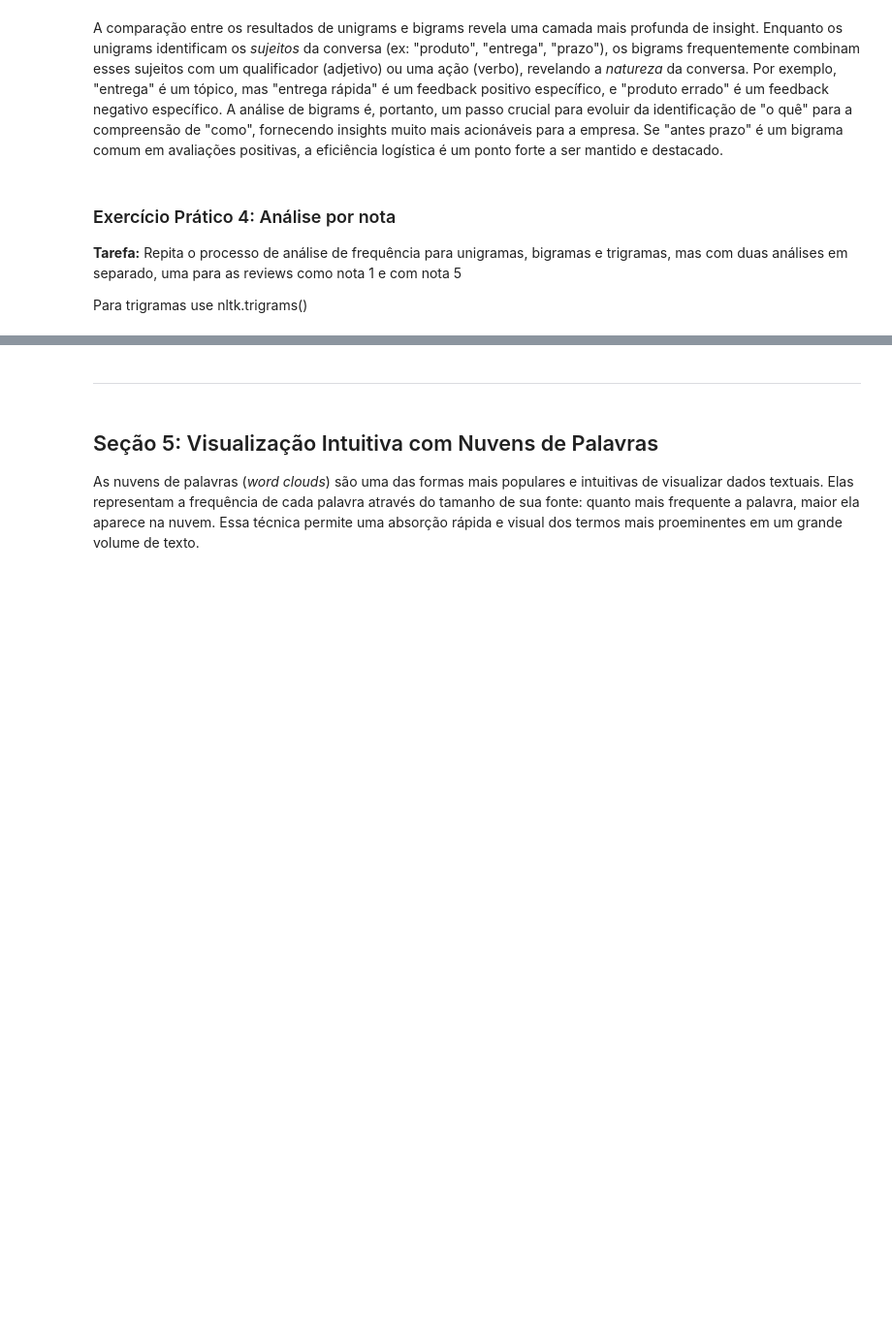
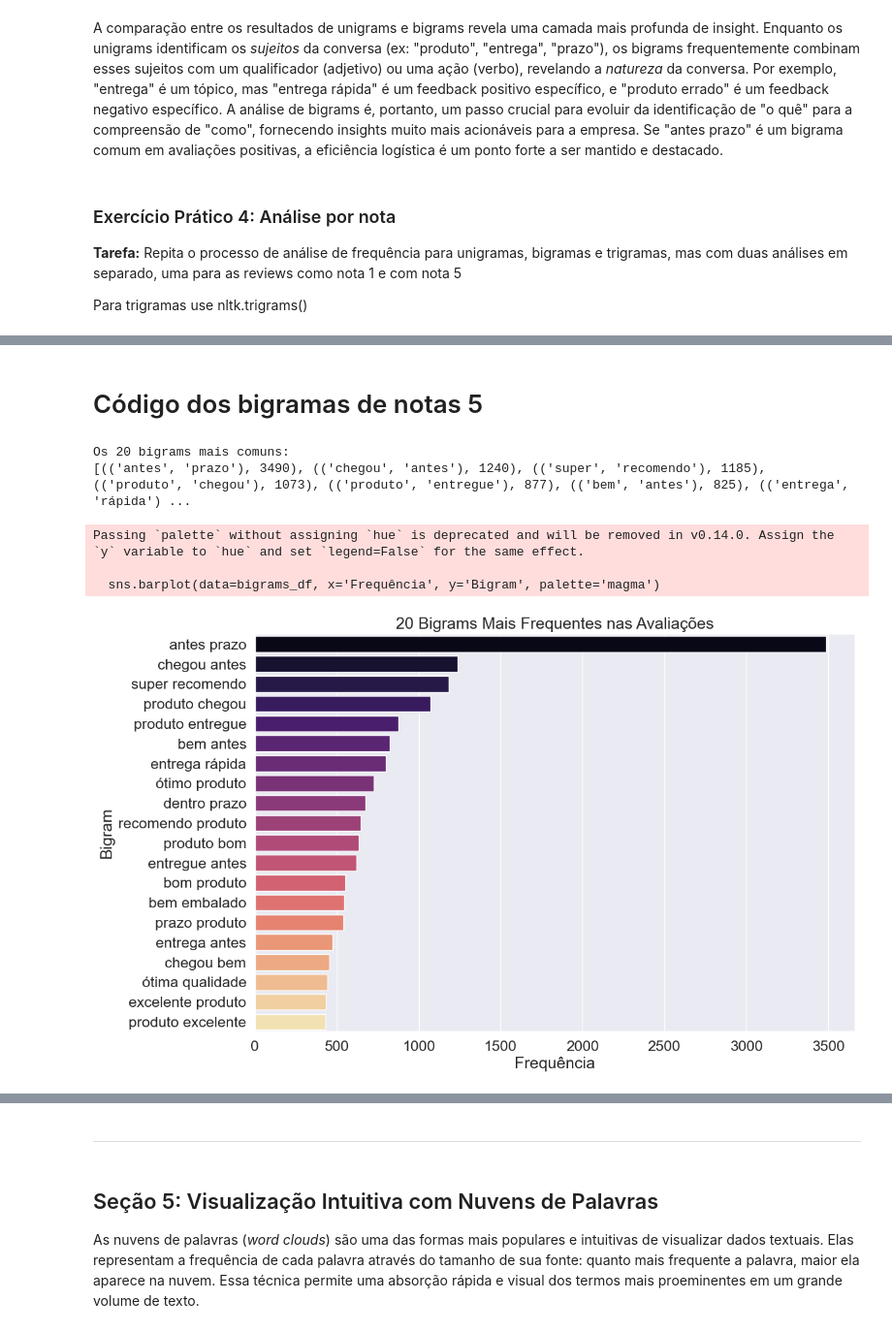
Before and after one commit to MVP-Willian/Ci-ncia_de_dados, a Jupyter notebook: Ciências de Dados/Notebooks/08 - EDA com texto.ipynb, the cells around one changed output, grey strips where cells are left out. Shown at 97% size. Drawn from its saved outputs; the diff is of its cells as text; code cells hidden in the pictures; blank space fills up the shorter version.

Commit message:
Ajeitando os bigramas da atividade Exercicio pratico 4

```diff
--- a/Ciências de Dados/Notebooks/08 - EDA com texto.ipynb
+++ b/Ciências de Dados/Notebooks/08 - EDA com texto.ipynb
@@ -429,0 +392,32 @@ Passing `palette` without assigning `hue` is deprecated and will be removed in v
+# %% [markdown]
+# Código dos bigramas de notas 5
+# %%
+# Gerando bigrams a partir da lista de todos os tokens
+bigrams = list(nltk.bigrams(all_tokens_5))
+
+# Calculando a frequência de cada bigram
+freq_dist_bigrams = FreqDist(bigrams)
+
+# Exibindo os 20 bigrams mais comuns
+print("Os 20 bigrams mais comuns:")
+print(freq_dist_bigrams.most_common(20))
+
+# Formatando os bigrams para visualização
+bigrams_list_for_df = freq_dist_bigrams.most_common(20)
+bigrams_df = pd.DataFrame(bigrams_list_for_df, columns=['Bigram', 'Frequência'])
+bigrams_df['Bigram'] = bigrams_df['Bigram'].apply(lambda x: ' '.join(x))
+
+# Visualização: Gráfico de barras dos bigrams mais comuns
+plt.figure(figsize=(12, 8))
+sns.barplot(data=bigrams_df, x='Frequência', y='Bigram', palette='magma')
+plt.title('20 Bigrams Mais Frequentes nas Avaliações')
+plt.xlabel('Frequência')
+plt.ylabel('Bigram')
+plt.show()
+# %% [output]
+Os 20 bigrams mais comuns:
+[(('antes', 'prazo'), 3490), (('chegou', 'antes'), 1240), (('super', 'recomendo'), 1185), (('produto', 'chegou'), 1073), (('produto', 'entregue'), 877), (('bem', 'antes'), 825), (('entrega', 'rápida') ...
+Passing `palette` without assigning `hue` is deprecated and will be removed in v0.14.0. Assign the `y` variable to `hue` and set `legend=False` for the same effect.
+
+  sns.barplot(data=bigrams_df, x='Frequência', y='Bigram', palette='magma')
+[figure, added]
```
Also changed, not shown: parts of 4 cells of this notebook.
